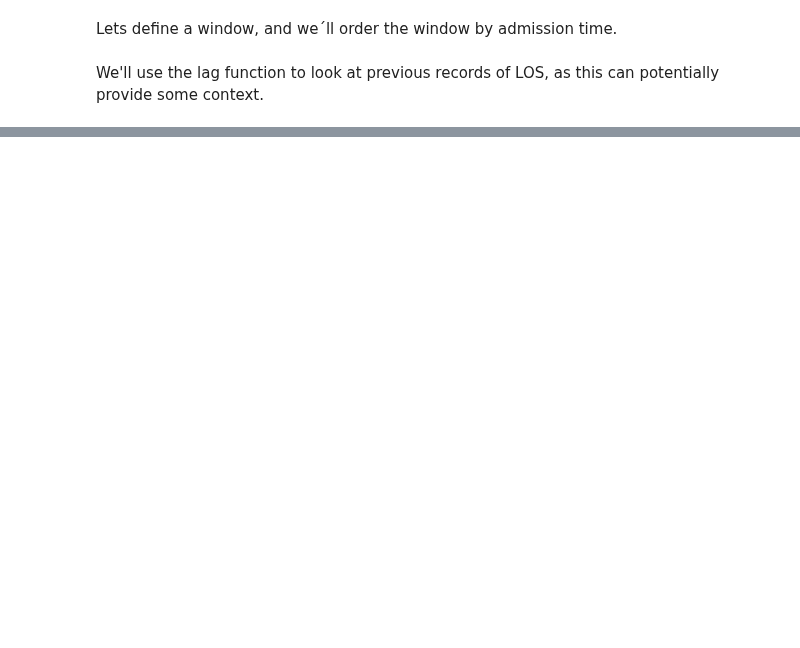
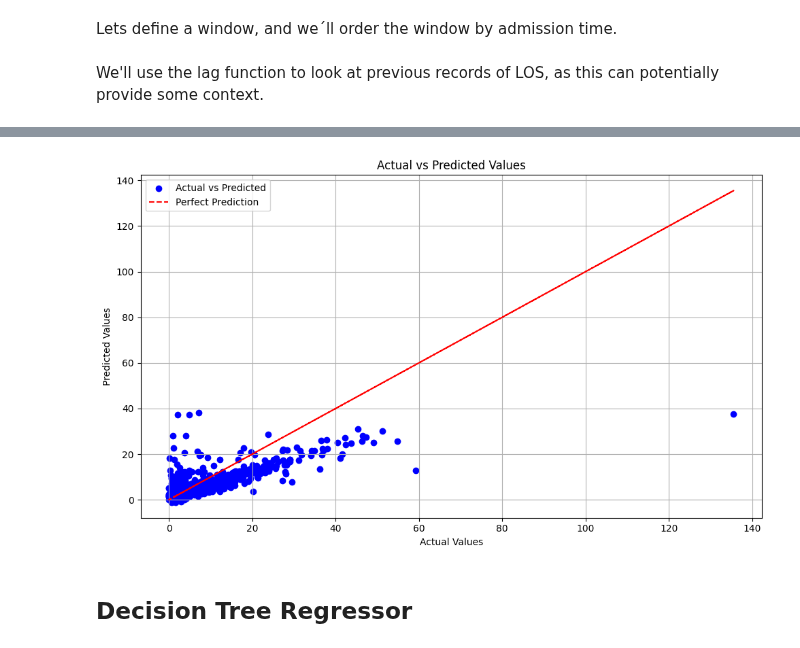
Before and after one commit to DanielaTomas/FCUP-BDCC, a Jupyter notebook: Project-2/models.ipynb, the cells around one changed output, grey strips where cells are left out. Cells and saved outputs as stored; diff of their text form; code cells hidden in the pictures; blank space fills up the shorter version.

```diff
--- a/Project-2/models.ipynb
+++ b/Project-2/models.ipynb
@@ -65,7 +79,7 @@ window_spec = Window.partitionBy('SUBJECT_ID').orderBy(col('ADMITTIME'))
 # %% [markdown]
 We'll use the lag function to look at previous records of LOS, as this can potentially provide some context.
 # %%
-ds = ds.withColumn("los_past_3",lag("LOS",3).over(window_spec))
-ds = ds.withColumn("diff_los",col('LOS') - lag('LOS', 1).over(window_spec))
+#ds = ds.withColumn("LOS_PAST_2",lag("LOS",2).over(window_spec))
+#ds = ds.withColumn("DIFF_LOS",col('LOS') - lag('LOS', 1).over(window_spec))
 ds.show(5)
 # %% [output]
@@ -85,2 +111,5 @@ target = "LOS"
+# %%
+features = ["TOTAL_EVENTS", "AGE_AT_ADMISSION", "GENDER", "ADMISSION_TYPE", "MULTIPLE_ADMISSIONS", "MULTIPLE_ICU_STAYS", "SEQ_NUM"]
+target = "LOS"
 # %%
 (train_data, test_data) = ds.randomSplit([0.8, 0.2], seed=42)
@@ -99,0 +191,21 @@ Py4JJavaError: An error occurred while calling o2339.fit.
+# %%
+results = predictions.select(['prediction', target]).toPandas()
+
+actual = results[target]
+predicted = results['prediction']
+
+# Plot actual vs predicted values
+plt.figure(figsize=(10, 6))
+plt.scatter(actual, predicted, color='blue', label='Actual vs Predicted')
+plt.plot(actual, actual, color='red', linestyle='--', label='Perfect Prediction')
+plt.title('Actual vs Predicted Values')
+plt.xlabel('Actual Values')
+plt.ylabel('Predicted Values')
+plt.legend()
+plt.grid(True)
+plt.tight_layout()
+plt.show()
+# %% [output]
+[figure, added]
+# %% [markdown]
+## Decision Tree Regressor
```
Also changed, not shown: parts of 18 cells of this notebook.
